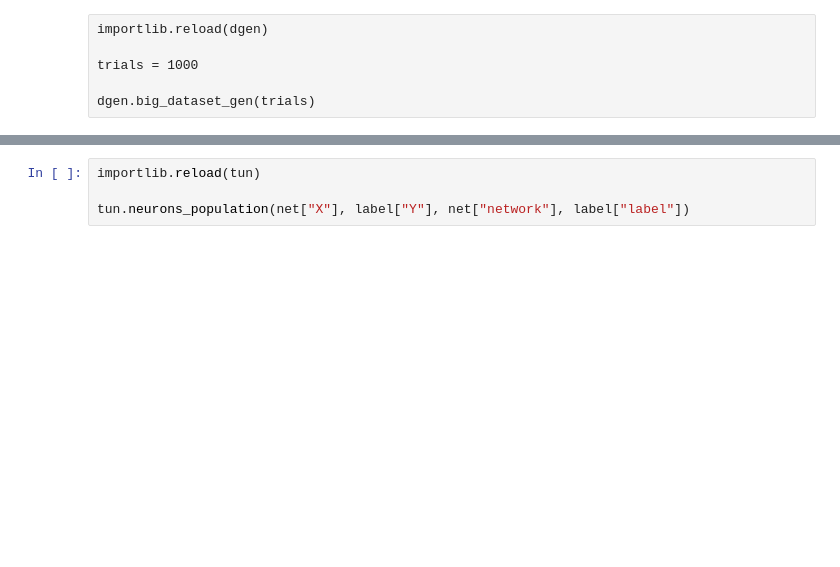
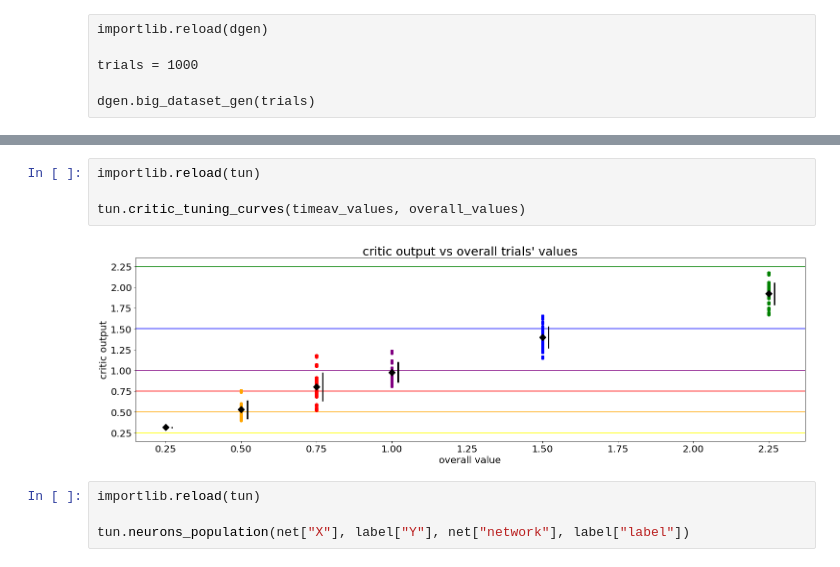
Before and after one commit to MartiniMarittimo/Relevant_neurons_analysis, a Jupyter notebook: relevant_neurons_analysis.ipynb, the cells around one changed output, grey strips where cells are left out. Saved outputs shown, nothing was run; the diff lists cells and outputs as text; blank space fills up the shorter version.

```diff
--- a/relevant_neurons_analysis.ipynb
+++ b/relevant_neurons_analysis.ipynb
@@ -198,3 +177,9 @@ tun.tuning_curves(random_neurons, random_weights, net["X"], stimuli, net["networ
+# %%
+importlib.reload(tun)
+
+tun.critic_tuning_curves(timeav_values, overall_values)
+# %% [output]
+[figure, added]
 # %%
 importlib.reload(tun)
 
```
Also changed, not shown: parts of 13 cells of this notebook, 3 other files.
